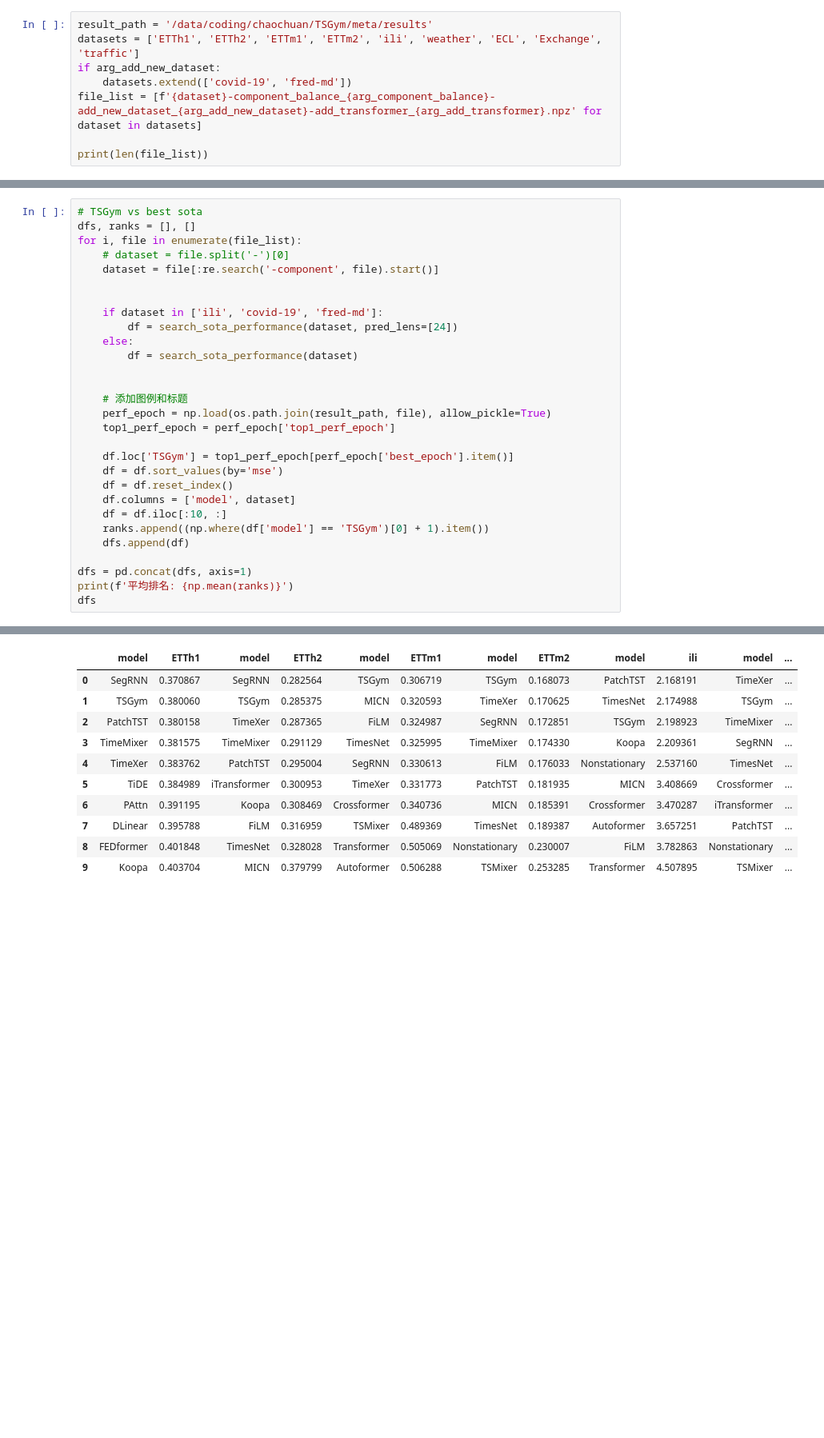
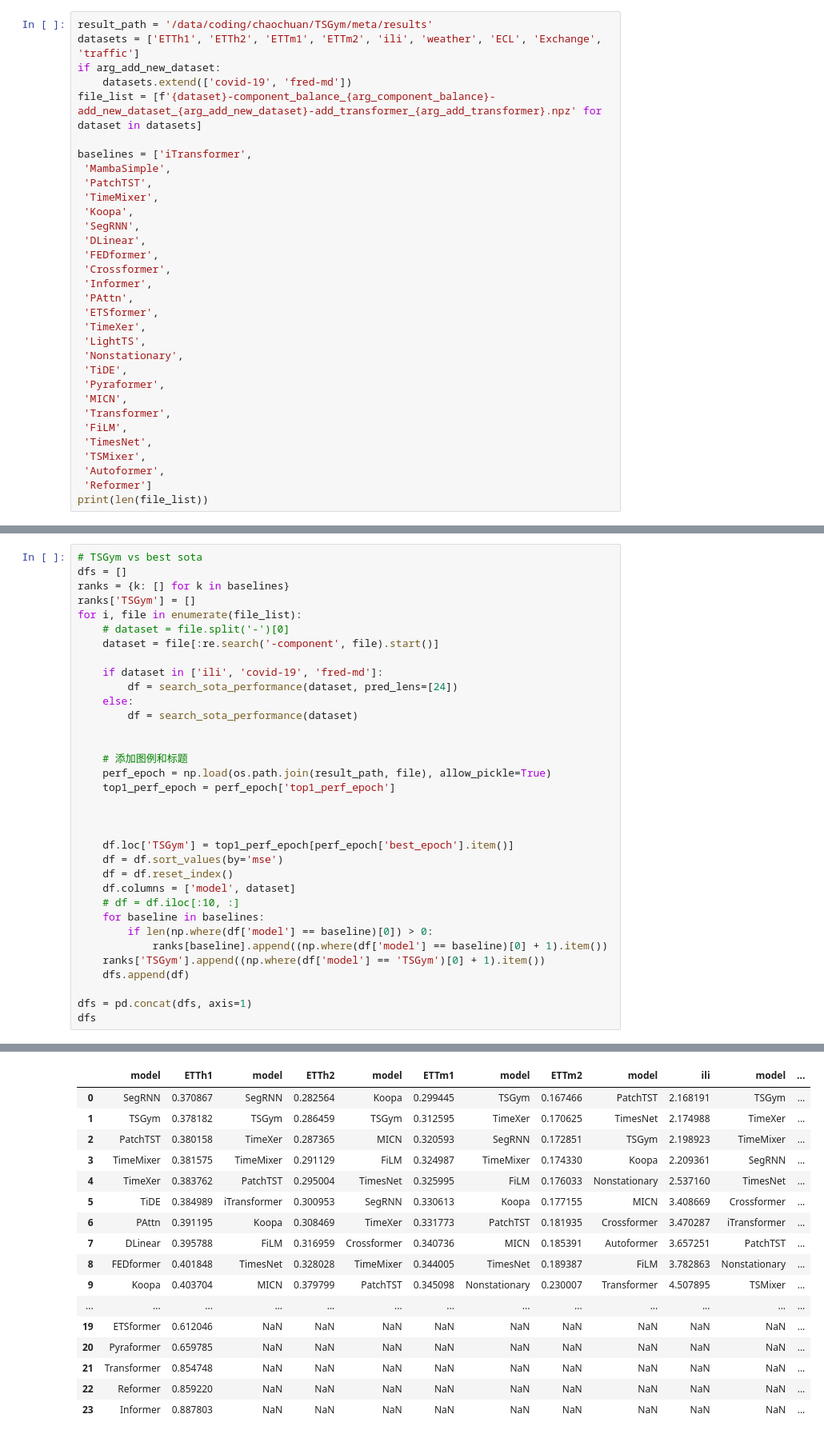
Before and after one commit to SUFE-AILAB/TSGym, a Jupyter notebook: meta/analysis.ipynb, the cells around one changed output, grey strips where cells are left out. Shown at 80% size. Drawn from its saved outputs; the diff is of its cells as text; blank space fills up the shorter version.

```diff
--- a/meta/analysis.ipynb
+++ b/meta/analysis.ipynb
@@ -17,6 +17,30 @@ if arg_add_new_dataset:
     datasets.extend(['covid-19', 'fred-md'])
 file_list = [f'{dataset}-component_balance_{arg_component_balance}-add_new_dataset_{arg_add_new_dataset}-add_transformer_{arg_add_transformer}.npz' for dataset in datasets]
 
+baselines = ['iTransformer',
+ 'MambaSimple',
+ 'PatchTST',
+ 'TimeMixer',
+ 'Koopa',
+ 'SegRNN',
+ 'DLinear',
+ 'FEDformer',
+ 'Crossformer',
+ 'Informer',
+ 'PAttn',
+ 'ETSformer',
+ 'TimeXer',
+ 'LightTS',
+ 'Nonstationary',
+ 'TiDE',
+ 'Pyraformer',
+ 'MICN',
+ 'Transformer',
+ 'FiLM',
+ 'TimesNet',
+ 'TSMixer',
+ 'Autoformer',
+ 'Reformer']
 print(len(file_list))
 # %% [output]
 9
@@ -96,10 +120,11 @@ plt.show()
 # %%
 # TSGym vs best sota
-dfs, ranks = [], []
+dfs = []
+ranks = {k: [] for k in baselines}
+ranks['TSGym'] = []
 for i, file in enumerate(file_list):
     # dataset = file.split('-')[0]
     dataset = file[:re.search('-component', file).start()]
-
 
     if dataset in ['ili', 'covid-19', 'fred-md']:
         df = search_sota_performance(dataset, pred_lens=[24])
@@ -111,15 +136,19 @@ for i, file in enumerate(file_list):
     perf_epoch = np.load(os.path.join(result_path, file), allow_pickle=True)
     top1_perf_epoch = perf_epoch['top1_perf_epoch']
 
+
+
     df.loc['TSGym'] = top1_perf_epoch[perf_epoch['best_epoch'].item()]
     df = df.sort_values(by='mse')
     df = df.reset_index()
     df.columns = ['model', dataset]
-    df = df.iloc[:10, :]
-    ranks.append((np.where(df['model'] == 'TSGym')[0] + 1).item())
+    # df = df.iloc[:10, :]
+    for baseline in baselines:
+        if len(np.where(df['model'] == baseline)[0]) > 0:
+            ranks[baseline].append((np.where(df['model'] == baseline)[0] + 1).item())
+    ranks['TSGym'].append((np.where(df['model'] == 'TSGym')[0] + 1).item())
     dfs.append(df)
 
 dfs = pd.concat(dfs, axis=1)
-print(f'平均排名: {np.mean(ranks)}')
 dfs
 # %% [output]
@@ -127,11 +155,17 @@ dfs
 |  | model | ETTh1 | model | ETTh2 | model | ETTm1 | model | ETTm2 | model | ili | model | ... |
-| 0 | SegRNN | 0.370867 | SegRNN | 0.282564 | TSGym | 0.306719 | TSGym | 0.168073 | PatchTST | 2.168191 | TimeXer | ... |
-| 1 | TSGym | 0.380060 | TSGym | 0.285375 | MICN | 0.320593 | TimeXer | 0.170625 | TimesNet | 2.174988 | TSGym | ... |
-| 2 | PatchTST | 0.380158 | TimeXer | 0.287365 | FiLM | 0.324987 | SegRNN | 0.172851 | TSGym | 2.198923 | TimeMixer | ... |
-| 3 | TimeMixer | 0.381575 | TimeMixer | 0.291129 | TimesNet | 0.325995 | TimeMixer | 0.174330 | Koopa | 2.209361 | SegRNN | ... |
-| 4 | TimeXer | 0.383762 | PatchTST | 0.295004 | SegRNN | 0.330613 | FiLM | 0.176033 | Nonstationary | 2.537160 | TimesNet | ... |
-| 5 | TiDE | 0.384989 | iTransformer | 0.300953 | TimeXer | 0.331773 | PatchTST | 0.181935 | MICN | 3.408669 | Crossformer | ... |
-| 6 | PAttn | 0.391195 | Koopa | 0.308469 | Crossformer | 0.340736 | MICN | 0.185391 | Crossformer | 3.470287 | iTransformer | ... |
-| 7 | DLinear | 0.395788 | FiLM | 0.316959 | TSMixer | 0.489369 | TimesNet | 0.189387 | Autoformer | 3.657251 | PatchTST | ... |
-| 8 | FEDformer | 0.401848 | TimesNet | 0.328028 | Transformer | 0.505069 | Nonstationary | 0.230007 | FiLM | 3.782863 | Nonstationary | ... |
-| 9 | Koopa | 0.403704 | MICN | 0.379799 | Autoformer | 0.506288 | TSMixer | 0.253285 | Transformer | 4.507895 | TSMixer | ... |
+| 0 | SegRNN | 0.370867 | SegRNN | 0.282564 | Koopa | 0.299445 | TSGym | 0.167466 | PatchTST | 2.168191 | TSGym | ... |
+| 1 | TSGym | 0.378182 | TSGym | 0.286459 | TSGym | 0.312595 | TimeXer | 0.170625 | TimesNet | 2.174988 | TimeXer | ... |
+| 2 | PatchTST | 0.380158 | TimeXer | 0.287365 | MICN | 0.320593 | SegRNN | 0.172851 | TSGym | 2.198923 | TimeMixer | ... |
+| 3 | TimeMixer | 0.381575 | TimeMixer | 0.291129 | FiLM | 0.324987 | TimeMixer | 0.174330 | Koopa | 2.209361 | SegRNN | ... |
+| 4 | TimeXer | 0.383762 | PatchTST | 0.295004 | TimesNet | 0.325995 | FiLM | 0.176033 | Nonstationary | 2.537160 | TimesNet | ... |
+| 5 | TiDE | 0.384989 | iTransformer | 0.300953 | SegRNN | 0.330613 | Koopa | 0.177155 | MICN | 3.408669 | Crossformer | ... |
+| 6 | PAttn | 0.391195 | Koopa | 0.308469 | TimeXer | 0.331773 | PatchTST | 0.181935 | Crossformer | 3.470287 | iTransformer | ... |
+| 7 | DLinear | 0.395788 | FiLM | 0.316959 | Crossformer | 0.340736 | MICN | 0.185391 | Autoformer | 3.657251 | PatchTST | ... |
+| 8 | FEDformer | 0.401848 | TimesNet | 0.328028 | TimeMixer | 0.344005 | TimesNet | 0.189387 | FiLM | 3.782863 | Nonstationary | ... |
+| 9 | Koopa | 0.403704 | MICN | 0.379799 | PatchTST | 0.345098 | Nonstationary | 0.230007 | Transformer | 4.507895 | TSMixer | ... |
+| ... | ... | ... | ... | ... | ... | ... | ... | ... | ... | ... | ... | ... |
+| 19 | ETSformer | 0.612046 | NaN | NaN | NaN | NaN | NaN | NaN | NaN | NaN | NaN | ... |
+| 20 | Pyraformer | 0.659785 | NaN | NaN | NaN | NaN | NaN | NaN | NaN | NaN | NaN | ... |
+| 21 | Transformer | 0.854748 | NaN | NaN | NaN | NaN | NaN | NaN | NaN | NaN | NaN | ... |
+| 22 | Reformer | 0.859220 | NaN | NaN | NaN | NaN | NaN | NaN | NaN | NaN | NaN | ... |
+| 23 | Informer | 0.887803 | NaN | NaN | NaN | NaN | NaN | NaN | NaN | NaN | NaN | ... |
```
Also changed, not shown: parts of 7 cells of this notebook, 1 other file.
